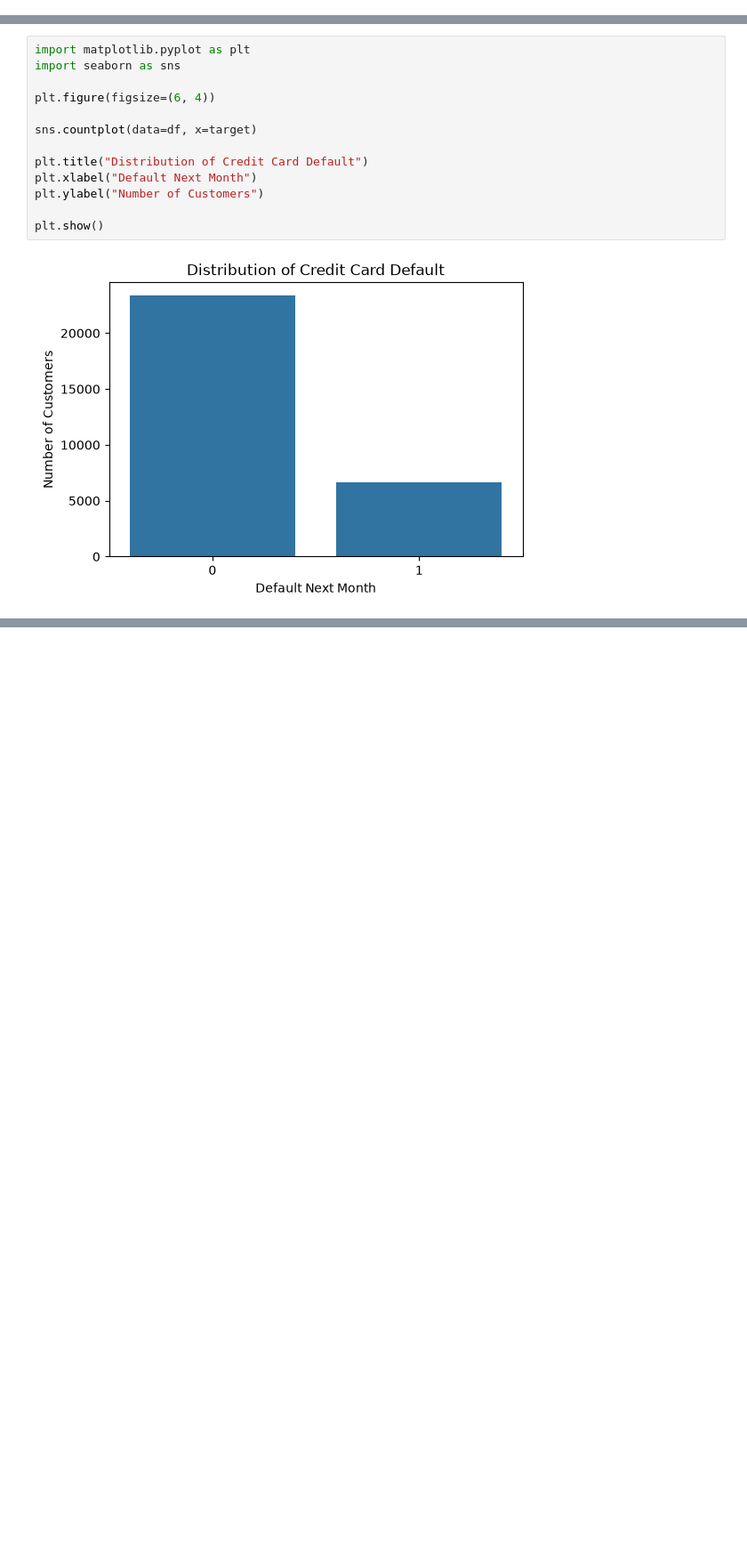
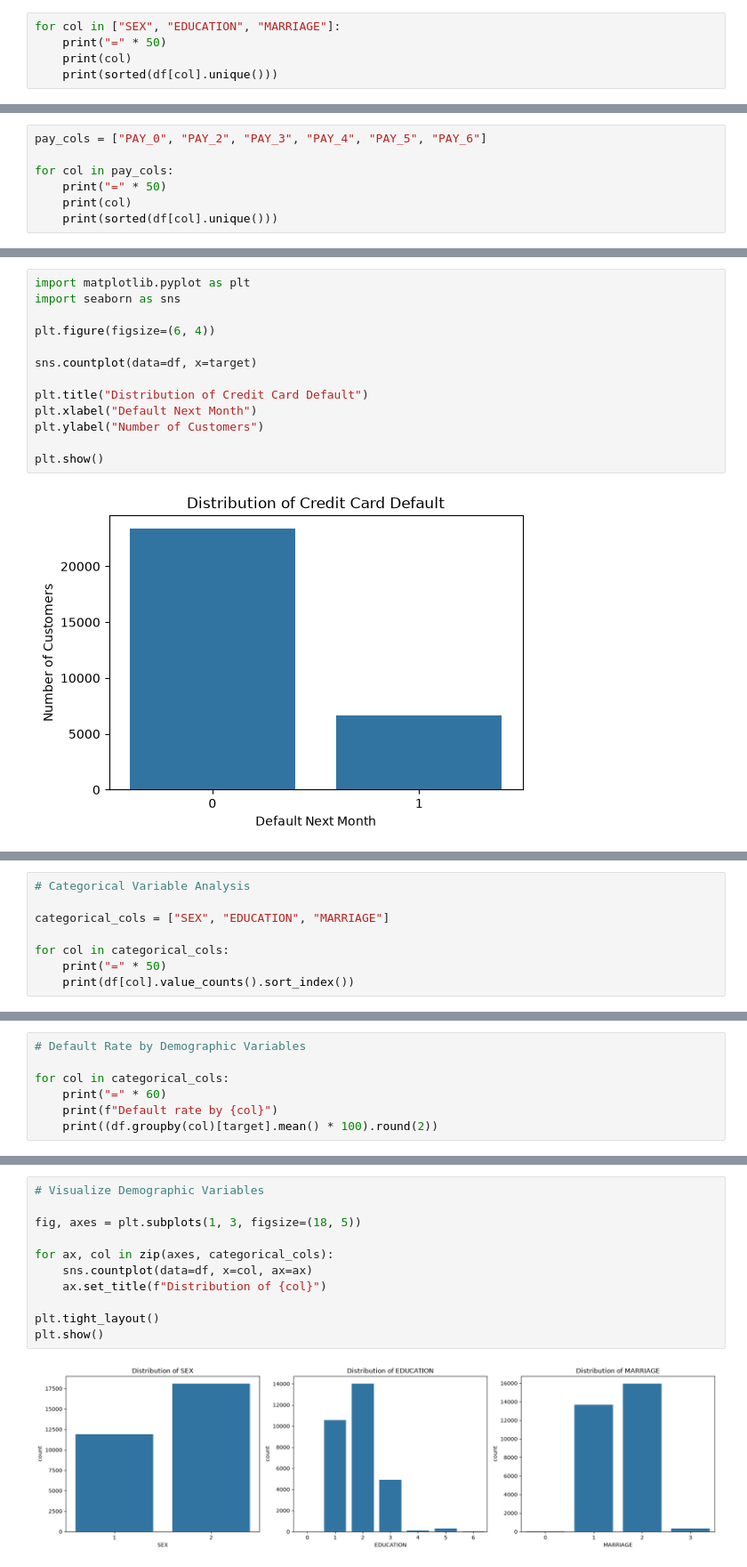
Before and after one commit to chamudi01/Credit-Risk-Scoring-System, a Jupyter notebook: notebooks/01_data_understanding.ipynb, the cells around one changed output, grey strips where cells are left out. Shown at 89% size. Drawn from its saved outputs; the diff is of its cells as text; blank space fills up the shorter version.

Commit message:
Updated data understanding notebook

```diff
--- a/notebooks/01_data_understanding.ipynb
+++ b/notebooks/01_data_understanding.ipynb
@@ -152,0 +159,5 @@ Number of duplicate rows: 0
+# %%
+for col in ["SEX", "EDUCATION", "MARRIAGE"]:
+    print("=" * 50)
+    print(col)
+    print(sorted(df[col].unique()))
@@ -152,0 +174,7 @@ Number of duplicate rows: 0
+# %%
+pay_cols = ["PAY_0", "PAY_2", "PAY_3", "PAY_4", "PAY_5", "PAY_6"]
+
+for col in pay_cols:
+    print("=" * 50)
+    print(col)
+    print(sorted(df[col].unique()))
@@ -183,0 +289,8 @@ plt.show()
+# %%
+# Categorical Variable Analysis
+
+categorical_cols = ["SEX", "EDUCATION", "MARRIAGE"]
+
+for col in categorical_cols:
+    print("=" * 50)
+    print(df[col].value_counts().sort_index())
@@ -183,0 +315,7 @@ plt.show()
+# %%
+# Default Rate by Demographic Variables
+
+for col in categorical_cols:
+    print("=" * 60)
+    print(f"Default rate by {col}")
+    print((df.groupby(col)[target].mean() * 100).round(2))
@@ -183,0 +340,13 @@ plt.show()
+# %%
+# Visualize Demographic Variables
+
+fig, axes = plt.subplots(1, 3, figsize=(18, 5))
+
+for ax, col in zip(axes, categorical_cols):
+    sns.countplot(data=df, x=col, ax=ax)
+    ax.set_title(f"Distribution of {col}")
+
+plt.tight_layout()
+plt.show()
+# %% [output]
+[figure, added]
```
Also changed, not shown: parts of 25 cells of this notebook.
